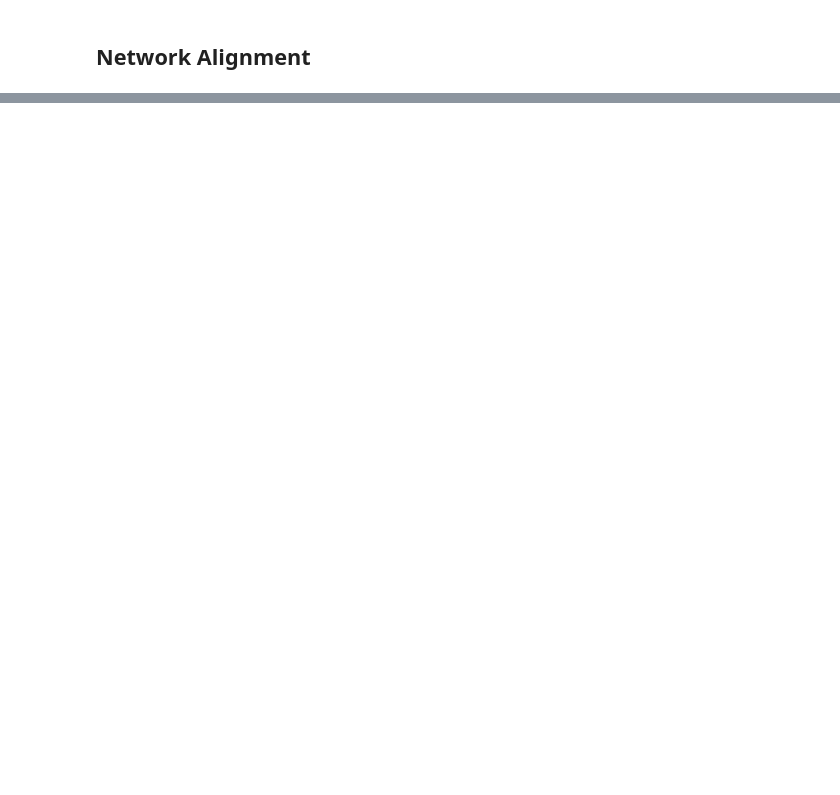
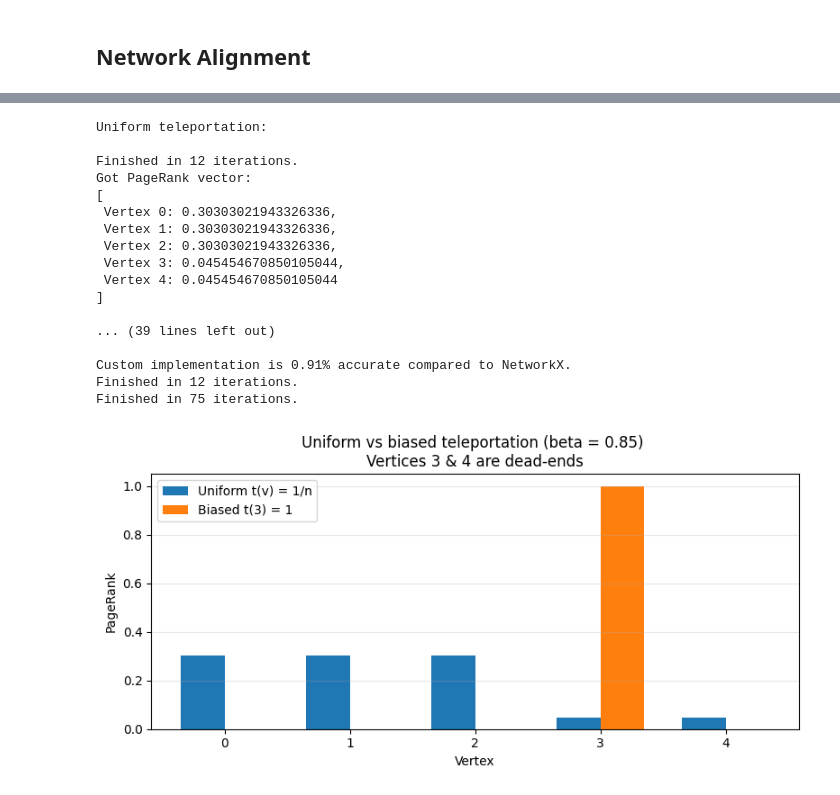
Before and after one commit to shulaze731/SDM-PA3, a Jupyter notebook: PA3.ipynb, the cells around one changed output, grey strips where cells are left out. Drawn from its saved outputs; the diff is of its cells as text; code cells hidden in the pictures; blank space fills up the shorter version.

```diff
--- a/PA3.ipynb
+++ b/PA3.ipynb
@@ -503,0 +604,57 @@ print(count_preserved_edges(G=G, H=H, matching=matching))
+# %%
+G_test = csr_array(np.array([
+    [0, 1, 0, 0, 0],  # 0 - 1
+    [0, 0, 1, 0, 0],  # 1 - 2
+    [1, 0, 0, 0, 0],  # 2 - 0
+    [0, 0, 0, 0, 0],  # 3  (deadend)
+    [0, 0, 0, 0, 0],  # 4  (deadend)
+], dtype=float))
+n = G_test.shape[0]
+
+t_uniform = np.ones(n) / n
+
+# all teleportation to 3
+t_biased = np.zeros(n)
+t_biased[3] = 1.0
+
+print("\nUniform teleportation:\n")
+test_custom_pagerank(G_test, teleportation = t_uniform, beta = 0.85)
+
+print("\nBiased teleportation (all on vertex 3):\n")
+test_custom_pagerank(G_test, teleportation = t_biased, beta = 0.85)
+
+r_uniform = pagerank(G_test, teleportation = t_uniform, beta = 0.85)
+r_biased  = pagerank(G_test, teleportation = t_biased,  beta = 0.85)
+
+x = np.arange(n)
+width = 0.35
+fig, ax = plt.subplots(figsize=(8, 4))
+ax.bar(x - width/2, r_uniform, width, label="Uniform t(v) = 1/n")
+ax.bar(x + width/2, r_biased,  width, label="Biased t(3) = 1")
+ax.set_xlabel("Vertex")
+ax.set_ylabel("PageRank")
+ax.set_title("Uniform vs biased teleportation (beta = 0.85) \nVertices 3 & 4 are dead-ends")
+ax.set_xticks(x)
+ax.legend()
+ax.grid(axis = "y", alpha = 0.3)
+plt.tight_layout()
+plt.show()
+# %% [output]
+Uniform teleportation:
+
+Finished in 12 iterations.
+Got PageRank vector:
+[
+ Vertex 0: 0.30303021943326336,
+ Vertex 1: 0.30303021943326336,
+ Vertex 2: 0.30303021943326336,
+ Vertex 3: 0.045454670850105044,
+ Vertex 4: 0.045454670850105044
+]
+
+... (39 lines left out)
+
+Custom implementation is 0.91% accurate compared to NetworkX.
+Finished in 12 iterations.
+Finished in 75 iterations.
+[figure, added]
```
Also changed, not shown: parts of 22 cells of this notebook.
